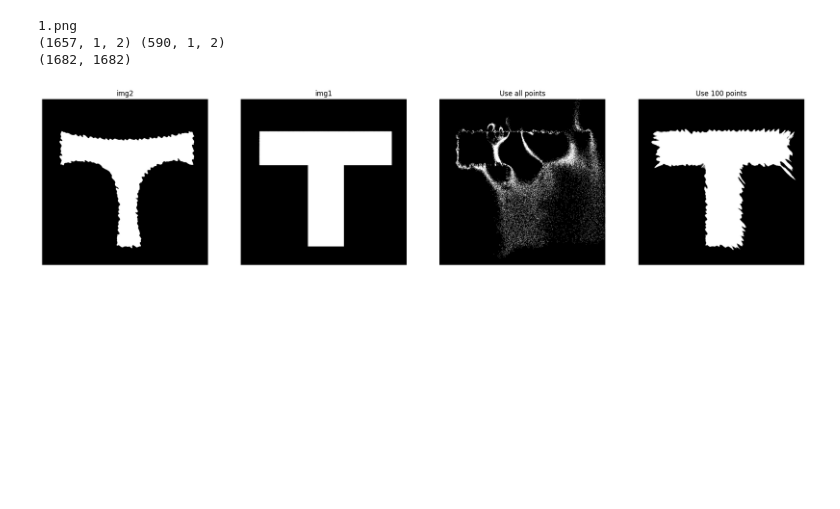
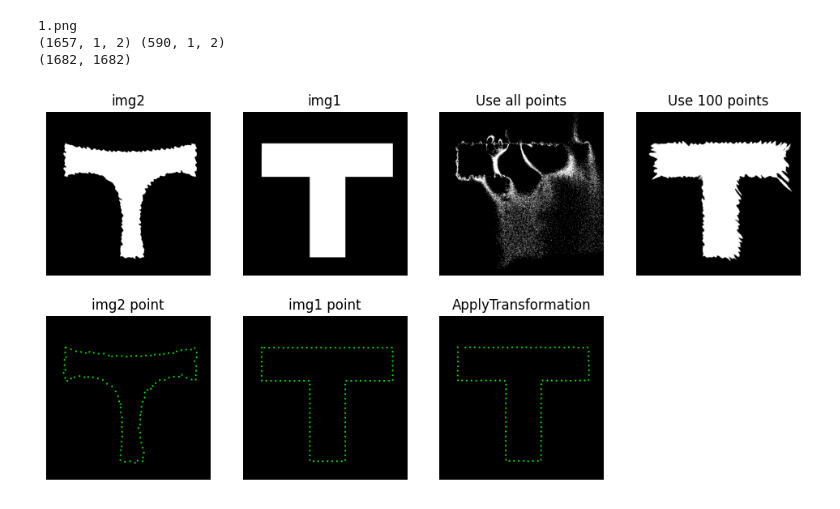
Before and after one commit to masterAllen/LearnOpenCV, a Jupyter notebook: code/test_shape.ipynb, the cells around one changed output. Saved outputs shown, nothing was run; the diff lists cells and outputs as text; code cells hidden in the pictures; blank space fills up the shorter version.

```diff
--- a/code/test_shape.ipynb
+++ b/code/test_shape.ipynb
@@ -128,33 +128,39 @@ for imgname in os.listdir('./image/shape'):
 '''
 ShapeTransformer 单独使用
 '''
 img1 = cv2.imread('./image/shape/13.png', -1)
 contours1, _ = cv2.findContours(img1, cv2.RETR_TREE, method=cv2.CHAIN_APPROX_NONE)
 points1 = make_points(contours1[0])
 
 img2 = cv2.imread('./image/shape/14.png', -1)
 contours2, _ = cv2.findContours(img2, cv2.RETR_TREE, method=cv2.CHAIN_APPROX_NONE)
 points2 = make_points(contours2[0])
 
 transformer = cv2.createThinPlateSplineShapeTransformer()
 
 # 所有点都考虑，并不一定是好事情
 matches = [cv2.DMatch(i, i, 0) for i in range(points1.shape[0])]
 transformer.estimateTransformation(points1.reshape(1, -1, 2), points2.reshape(1, -1, 2), matches)
 img3 = transformer.warpImage(img2)
 
 # 采样点，采大约 100 个点
 points1 = points1[::points1.shape[0]//100]
 points2 = points2[::points2.shape[0]//100]
 matches = [cv2.DMatch(i, i, 0) for i in range(points1.shape[0])]
+# 重要：applyTransformation 和 warpImage 对 estimateTransformation 的顺序要求是翻过来的
+transformer.estimateTransformation(points2.reshape(1, -1, 2), points1.reshape(1, -1, 2), matches)
+_, points3 = transformer.applyTransformation(points2.reshape(1, -1, 2))
 transformer.estimateTransformation(points1.reshape(1, -1, 2), points2.reshape(1, -1, 2), matches)
 img4 = transformer.warpImage(img2)
 
 show_images([
     ('img2', img2),
     ('img1', img1),
     ('Use all points', img3),
-    ('Use 100 points', img4)
-])
+    ('Use 100 points', img4),
+    ('img2 point', draw_points(img2, points2)),
+    ('img1 point', draw_points(img2, points1)),
+    ('ApplyTransformation', draw_points(img2, points3)),
+], colnum=4)
 # %% [output]
-[figure, old version]
+[figure, new version]
```
Also changed, not shown: parts of 2 cells of this notebook, 6 other files.
